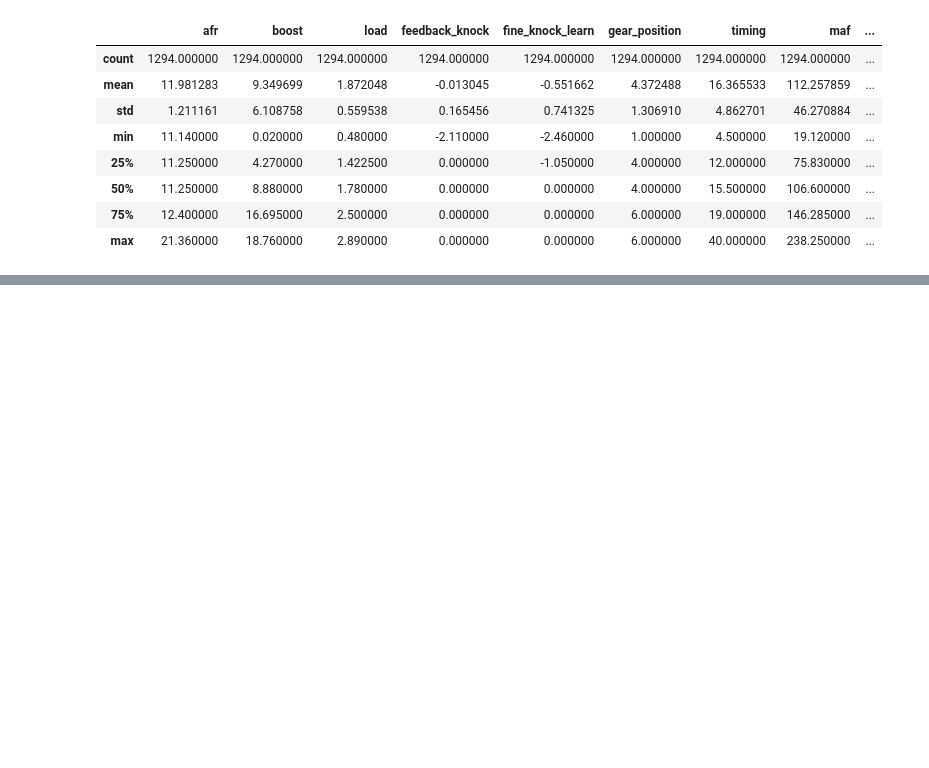
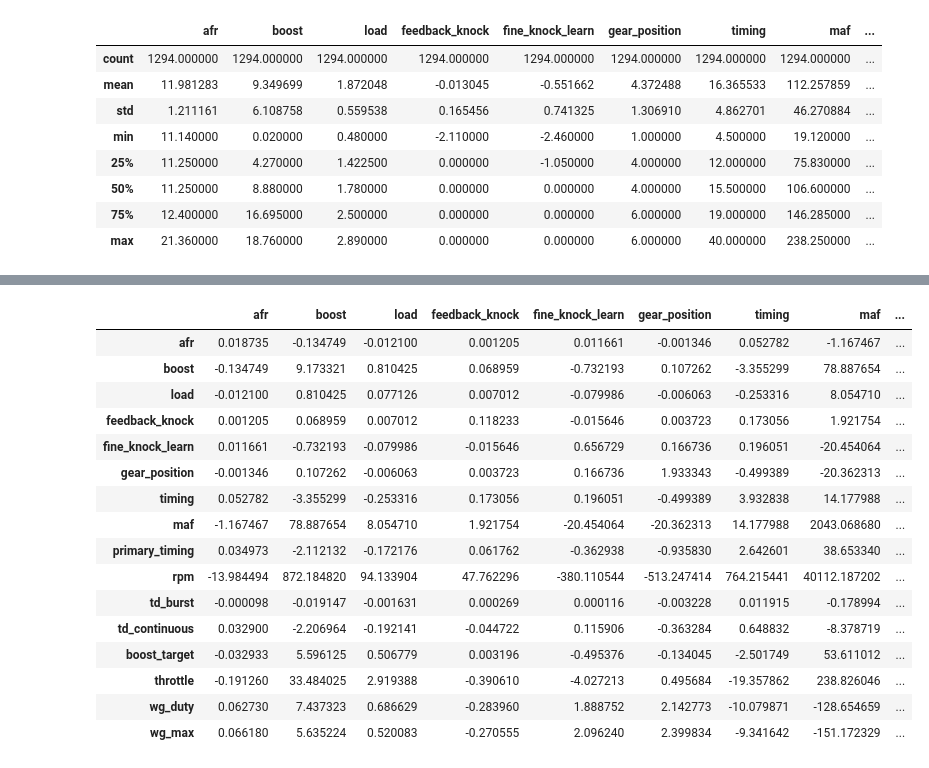
Before and after one commit to lundybernard/engine_analysis, a Jupyter notebook: notebooks/2_basic_analysis.ipynb, the cells around one changed output, grey strips where cells are left out. Drawn from its saved outputs; the diff is of its cells as text; code cells hidden in the pictures; blank space fills up the shorter version.

```diff
--- a/notebooks/2_basic_analysis.ipynb
+++ b/notebooks/2_basic_analysis.ipynb
@@ -219,0 +234,22 @@ data[(data.boost > 0) & (data.boost > data.boost_target)].describe()
+# %%
+ob = data[(data.boost > 7) & (data.boost < data.boost_target)]
+
+ob.cov()
+# %% [output]
+|  | afr | boost | load | feedback_knock | fine_knock_learn | gear_position | timing | maf | ... |
+| afr | 0.018735 | -0.134749 | -0.012100 | 0.001205 | 0.011661 | -0.001346 | 0.052782 | -1.167467 | ... |
+| boost | -0.134749 | 9.173321 | 0.810425 | 0.068959 | -0.732193 | 0.107262 | -3.355299 | 78.887654 | ... |
+| load | -0.012100 | 0.810425 | 0.077126 | 0.007012 | -0.079986 | -0.006063 | -0.253316 | 8.054710 | ... |
+| feedback_knock | 0.001205 | 0.068959 | 0.007012 | 0.118233 | -0.015646 | 0.003723 | 0.173056 | 1.921754 | ... |
+| fine_knock_learn | 0.011661 | -0.732193 | -0.079986 | -0.015646 | 0.656729 | 0.166736 | 0.196051 | -20.454064 | ... |
+| gear_position | -0.001346 | 0.107262 | -0.006063 | 0.003723 | 0.166736 | 1.933343 | -0.499389 | -20.362313 | ... |
+| timing | 0.052782 | -3.355299 | -0.253316 | 0.173056 | 0.196051 | -0.499389 | 3.932838 | 14.177988 | ... |
+| maf | -1.167467 | 78.887654 | 8.054710 | 1.921754 | -20.454064 | -20.362313 | 14.177988 | 2043.068680 | ... |
+| primary_timing | 0.034973 | -2.112132 | -0.172176 | 0.061762 | -0.362938 | -0.935830 | 2.642601 | 38.653340 | ... |
+| rpm | -13.984494 | 872.184820 | 94.133904 | 47.762296 | -380.110544 | -513.247414 | 764.215441 | 40112.187202 | ... |
+| td_burst | -0.000098 | -0.019147 | -0.001631 | 0.000269 | 0.000116 | -0.003228 | 0.011915 | -0.178994 | ... |
+| td_continuous | 0.032900 | -2.206964 | -0.192141 | -0.044722 | 0.115906 | -0.363284 | 0.648832 | -8.378719 | ... |
+| boost_target | -0.032933 | 5.596125 | 0.506779 | 0.003196 | -0.495376 | -0.134045 | -2.501749 | 53.611012 | ... |
+| throttle | -0.191260 | 33.484025 | 2.919388 | -0.390610 | -4.027213 | 0.495684 | -19.357862 | 238.826046 | ... |
+| wg_duty | 0.062730 | 7.437323 | 0.686629 | -0.283960 | 1.888752 | 2.142773 | -10.079871 | -128.654659 | ... |
+| wg_max | 0.066180 | 5.635224 | 0.520083 | -0.270555 | 2.096240 | 2.399834 | -9.341642 | -151.172329 | ... |
```
Also changed, not shown: parts of 1 cell of this notebook, 6 other files.
